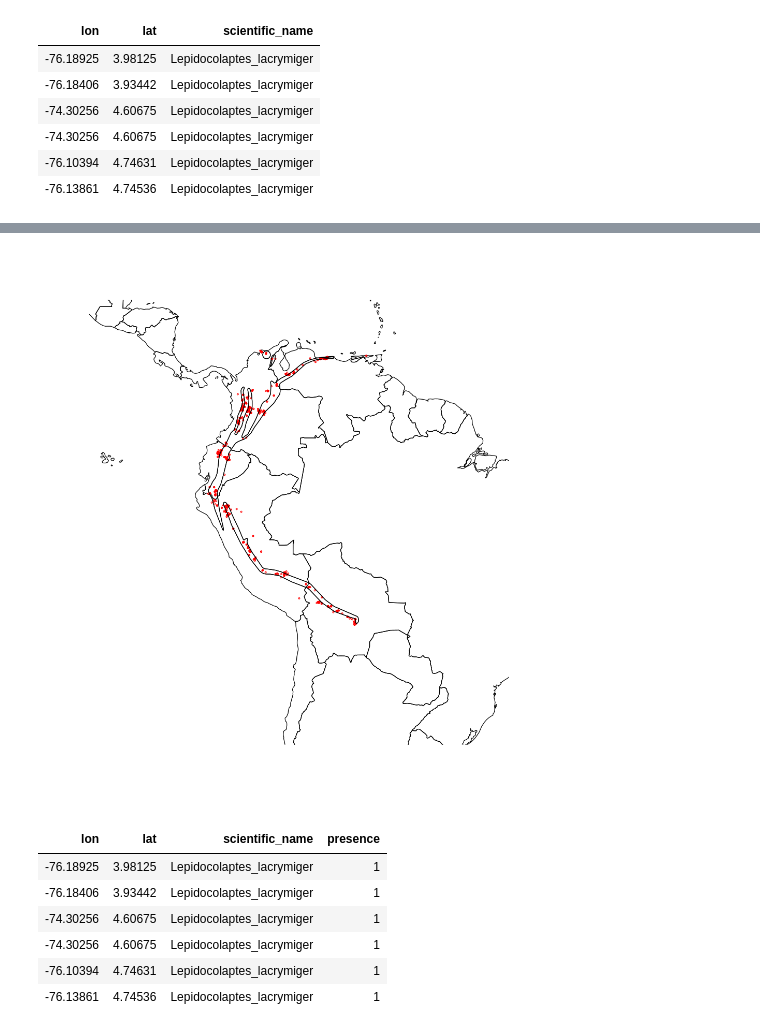
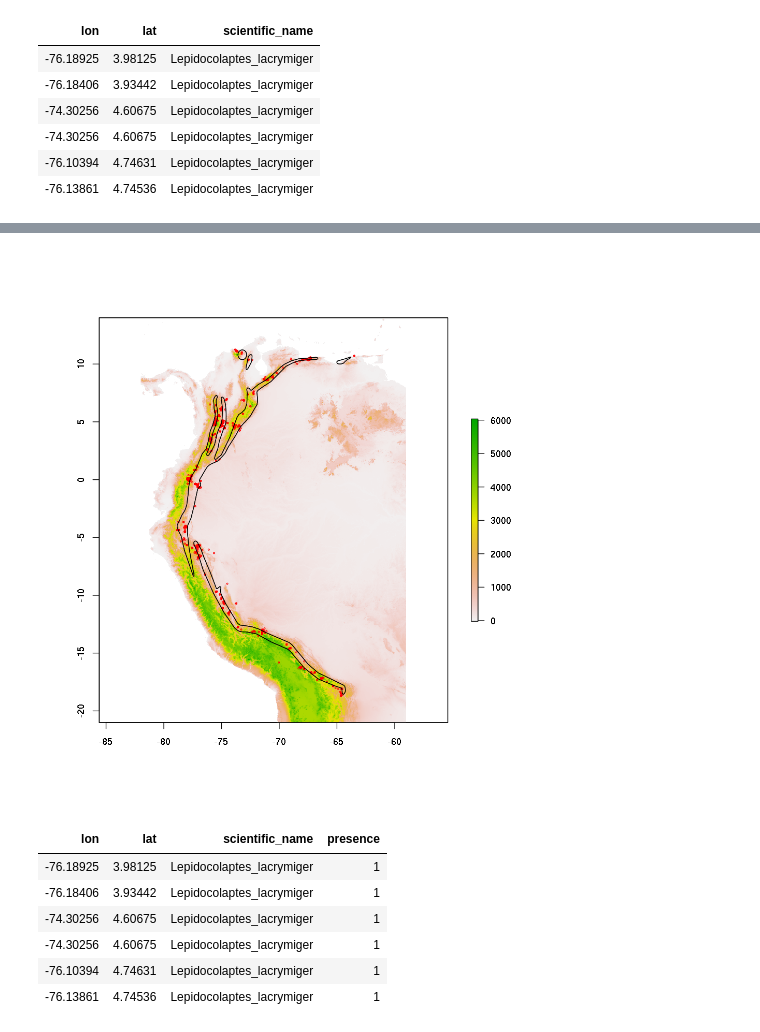
Before and after one commit to selvaje/SE_data, a Jupyter notebook: exercise/09_R_SDM_MWood.ipynb, the cells around one changed output, grey strips where cells are left out. Drawn from its saved outputs; the diff is of its cells as text; code cells hidden in the pictures.

```diff
--- a/exercise/09_R_SDM_MWood.ipynb
+++ b/exercise/09_R_SDM_MWood.ipynb
@@ -62,0 +85,10 @@ plot(birdrange)
+# %%
+rCld   <- raster("./geodata/cloud/SA_meanannual_crop_msk.tif")
+rCld   =  setMinMax(rCld)
+rCldIA <- raster("./geodata/cloud/SA_intra_crop_msk.tif")
+rCldIA =  setMinMax(rCldIA)
+rElv   <- raster("./geodata/dem/SA_elevation_mn_GMTED2010_mn_crop_msk.tif")
+rElv   =  setMinMax(rElv)
+rVeg   <- raster("./geodata/vegetation/SA_tree_mn_percentage_GFC2013_crop_msk.tif")
+rVeg   =  setMinMax(rVeg)
+rElv
@@ -63,10 +104,11 @@ plot(birdrange)
 # %%
-mapSA <- getMap(resolution = "low")
-plot(mapSA, xlim = c(-80, -60), ylim = c(-30, 15), asp = 1)
+# mapSA <- getMap(resolution = "low")
+# plot(mapSA, xlim = c(-80, -60), ylim = c(-30, 15), asp = 1)
+plot(rElv)
 points(points$lon, points$lat, col = "red", cex = .3)
 plot(birdrange,add=TRUE)
 # %% [output]
-[figure, old version]
+[figure, new version]
 # %%
 # indicate that these data are presences
 presence <- matrix(1,nrow(points),1)
```
Also changed, not shown: parts of 31 cells of this notebook.
